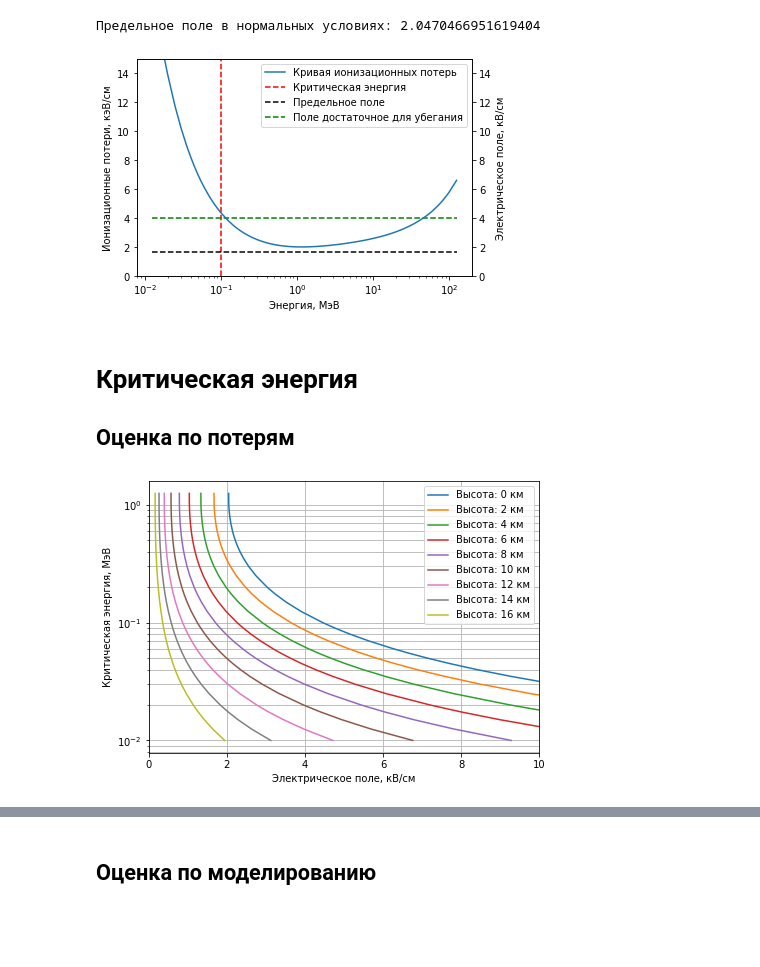
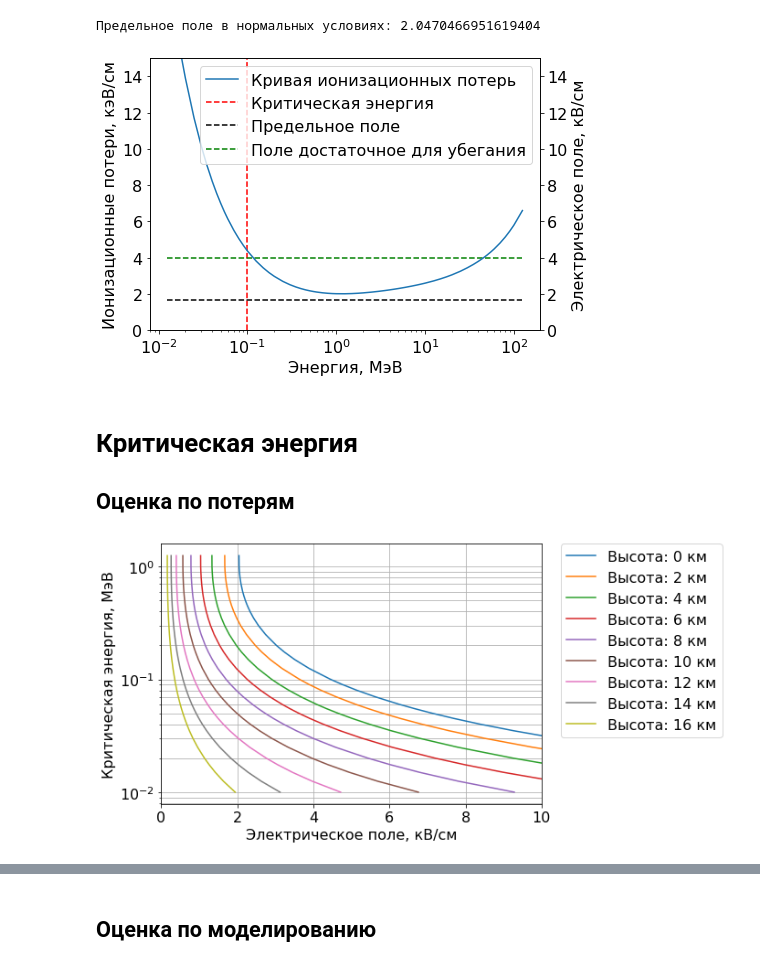
Before and after one commit to Zelenyy/phd-code, a Jupyter notebook: notebooks/01.PhD-fugures.ipynb, the cells around one changed output, grey strips where cells are left out. Saved outputs shown, nothing was run; the diff lists cells and outputs as text; code cells hidden in the pictures; blank space fills up the shorter version.

```diff
--- a/notebooks/01.PhD-fugures.ipynb
+++ b/notebooks/01.PhD-fugures.ipynb
@@ -43,7 +43,7 @@ print("Предельное поле в нормальных условиях:",
 # %%
 energy, stopPower = get_stopping_power(0.01, 150)
 
-fig, ax1 = plt.subplots()
+fig, ax1 = plt.subplots(figsize = (7, 5))
 plt.plot(energy,stopPower*1.2e-3*1e3, label="Кривая ионизационных потерь")
 ax1.set_ylim(0,15)
 n = len(energy)
@@ -66,9 +66,9 @@ ax2.set_ylim(0,15)
 plt.ylabel(r'Электрическое поле, кВ/см');
 # plt.legend()
 # plt.tight_layout();
-plt.savefig(os.path.join(image_path, '01_Gurevich.pdf'), transparent=True, format='pdf');
+plt.savefig(os.path.join(image_path, "thunderstorm", '01_Gurevich.pdf'), transparent=True, format='pdf');
 # %% [output]
-[figure, old version]
+[figure, new version]
 # %% [markdown]
 # Критическая энергия
 
@@ -76,20 +76,22 @@ plt.savefig(os.path.join(image_path, '01_Gurevich.pdf'), transparent=True, forma
 # %%
 energy, stopPower = get_stopping_power(0.001, 1.5)
 
-plt.figure(figsize=(7,5))
+plt.figure(figsize=(10,5))
 for h in np.arange(0, 17000, 2000):
     density = atmosphere.ISACalculator.density(h) # kg/m3
     y = stopPower*density # кэВ/см == кВ/см
     plt.plot(y, energy, label = "Высота: {} км".format(int(h/1000)))
 plt.yscale("log")
 plt.grid(which = "both")
 plt.xlabel(r'Электрическое поле, кВ/см');
 plt.ylabel(r'Критическая энергия, МэВ')
 plt.xlim(0,10)
-plt.legend();
-plt.savefig(os.path.join(image_path, '02_CriticalEnergy.pdf'), transparent=True, format='pdf');
+leg = plt.legend(bbox_to_anchor=(1.05, 1), loc='upper left', borderaxespad=0.);
+# leg.set_in_layout(False)
+plt.tight_layout();
+plt.savefig(os.path.join(image_path,"thunderstorm", '02_CriticalEnergy.pdf'), transparent=True, format='pdf');
 # %% [output]
-[figure, old version]
+[figure, new version]
 # %%
 from tabulate import tabulate
 
```
Also changed, not shown: parts of 1 cell of this notebook, 31 other files.
